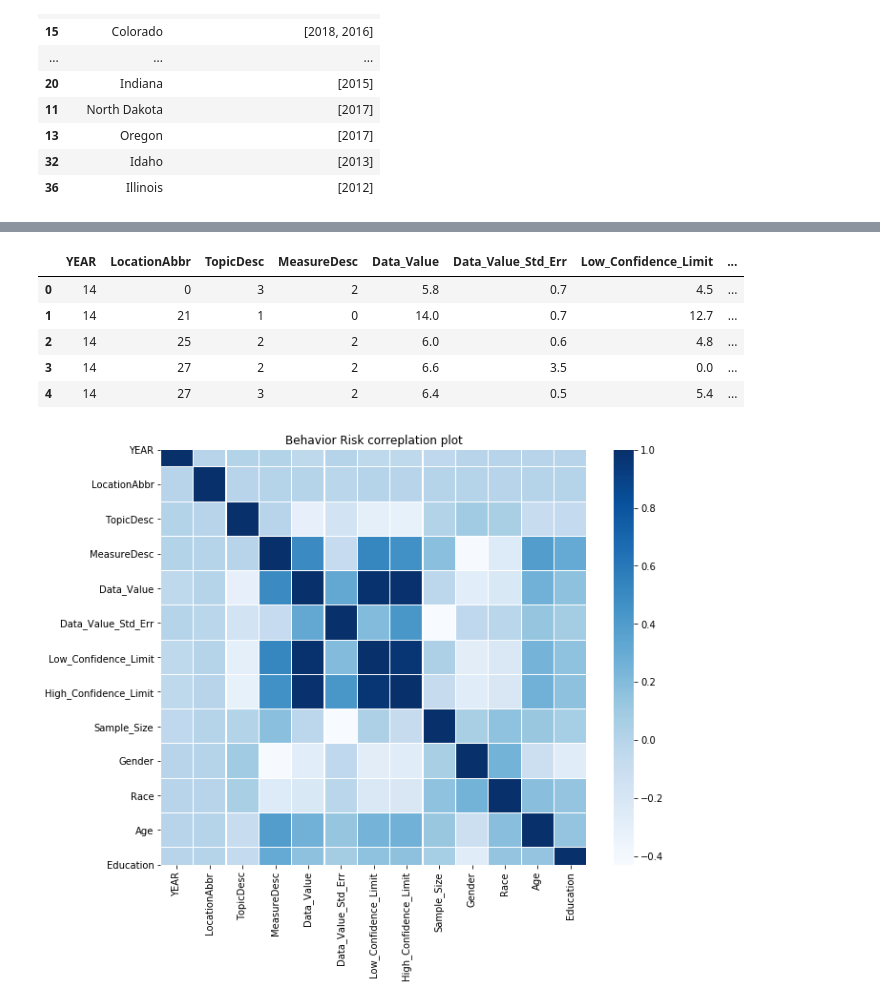
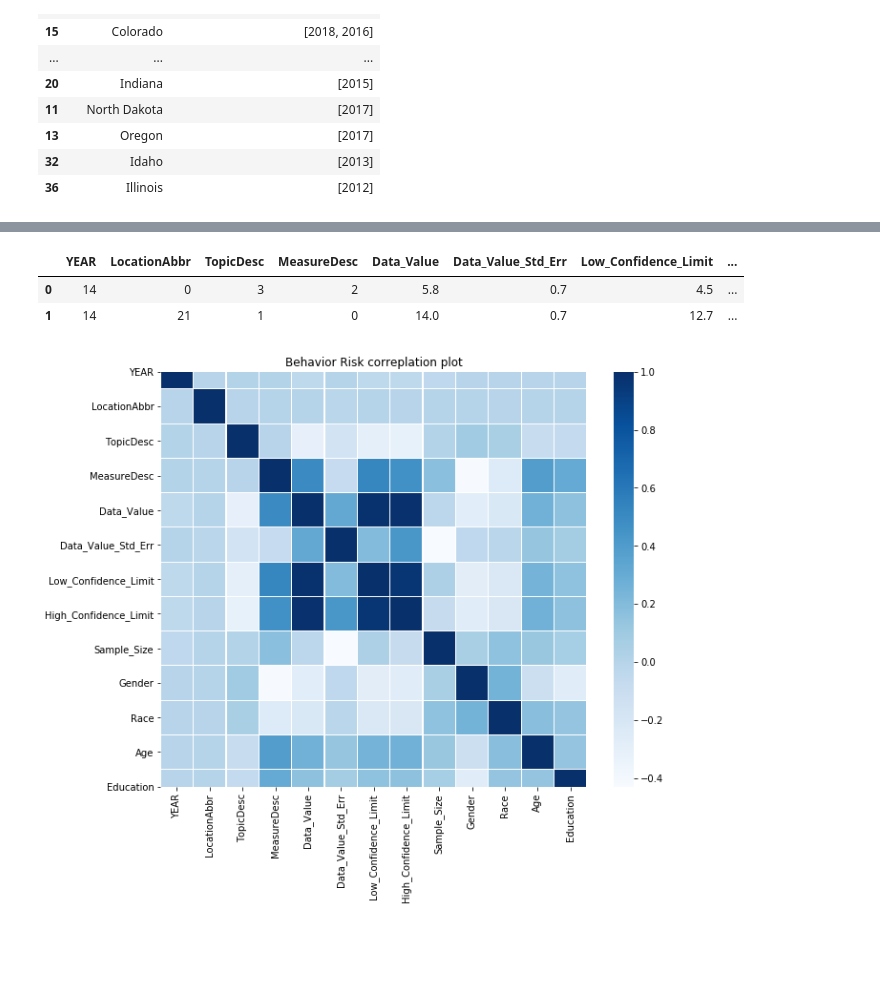
Before and after one commit to whehdwns/Risk_Analysis_Learning, a Jupyter notebook: Behavioral_Risk_Factor_Tobacco_2011_2019/Behavior Risk Tobacco.ipynb, the cells around one changed output, grey strips where cells are left out. Saved outputs shown, nothing was run; the diff lists cells and outputs as text; code cells hidden in the pictures; blank space fills up the shorter version.

```diff
--- a/Behavioral_Risk_Factor_Tobacco_2011_2019/Behavior Risk Tobacco.ipynb
+++ b/Behavioral_Risk_Factor_Tobacco_2011_2019/Behavior Risk Tobacco.ipynb
@@ -42,3 +40,9 @@ behavior_risk_tobacco_data['Data_Value'].fillna(behavior_risk_tobacco_data['Data
+# %%
+behavior_risk_tobacco_data['Data_Value'].fillna(behavior_risk_tobacco_data['Data_Value'].mode()[0], inplace=True)
+behavior_risk_tobacco_data['Data_Value_Std_Err'].fillna(behavior_risk_tobacco_data['Data_Value_Std_Err'].mode()[0], inplace=True)
+behavior_risk_tobacco_data['Low_Confidence_Limit'].fillna(behavior_risk_tobacco_data['Low_Confidence_Limit'].mode()[0], inplace=True)
+behavior_risk_tobacco_data['High_Confidence_Limit'].fillna(behavior_risk_tobacco_data['High_Confidence_Limit'].mode()[0], inplace=True)
+behavior_risk_tobacco_data['Sample_Size'].fillna(behavior_risk_tobacco_data['Sample_Size'].mode()[0], inplace=True)
 # %%
 plt.subplots(figsize=(10, 7))
 TopicDesc_items = behavior_risk_tobacco_data['TopicDesc'].values
@@ -456,8 +469,3 @@ behavior_risk_tobacco_newdata.head(3)
 | 0 | 2018 | AK | Smokeless Tobacco Use (Adults) | Current Use | 5.8 | 0.7 | 4.5 | ... |
 | 1 | 2018 | MD | Cigarette Use (Adults) | Current Smoking | 14.0 | 0.7 | 12.7 | ... |
 | 2 | 2018 | MO | E-Cigarette Use (Adults) | Current Use | 6.0 | 0.6 | 4.8 | ... |
-# %%
-behavior_risk_tobacco_newdata['Data_Value_Std_Err'].fillna(behavior_risk_tobacco_newdata['Data_Value_Std_Err'].mode()[0], inplace=True)
-behavior_risk_tobacco_newdata['Low_Confidence_Limit'].fillna(behavior_risk_tobacco_newdata['Low_Confidence_Limit'].mode()[0], inplace=True)
-behavior_risk_tobacco_newdata['High_Confidence_Limit'].fillna(behavior_risk_tobacco_newdata['High_Confidence_Limit'].mode()[0], inplace=True)
-behavior_risk_tobacco_newdata['Sample_Size'].fillna(behavior_risk_tobacco_newdata['Sample_Size'].mode()[0], inplace=True)
@@ -498,14 +484,11 @@ def label_encode_columns(df, columns):
 encode_columns = ['YEAR', 'LocationAbbr', 'TopicDesc', 'MeasureDesc', 'Gender', 'Race', 'Age', 'Education']
 behavior_risk_tobacco_newdata, encoders = label_encode_columns(df=behavior_risk_tobacco_newdata, columns=encode_columns)
 # %%
-behavior_risk_tobacco_newdata.head()
+behavior_risk_tobacco_newdata.head(2)
 # %% [output]
 |  | YEAR | LocationAbbr | TopicDesc | MeasureDesc | Data_Value | Data_Value_Std_Err | Low_Confidence_Limit | ... |
 | 0 | 14 | 0 | 3 | 2 | 5.8 | 0.7 | 4.5 | ... |
 | 1 | 14 | 21 | 1 | 0 | 14.0 | 0.7 | 12.7 | ... |
-| 2 | 14 | 25 | 2 | 2 | 6.0 | 0.6 | 4.8 | ... |
-| 3 | 14 | 27 | 2 | 2 | 6.6 | 3.5 | 0.0 | ... |
-| 4 | 14 | 27 | 3 | 2 | 6.4 | 0.5 | 5.4 | ... |
 # %%
 plt.figure(figsize = (10,8))
 plt.title('Behavior Risk correplation plot')
```
Also changed, not shown: parts of 10 cells of this notebook.
